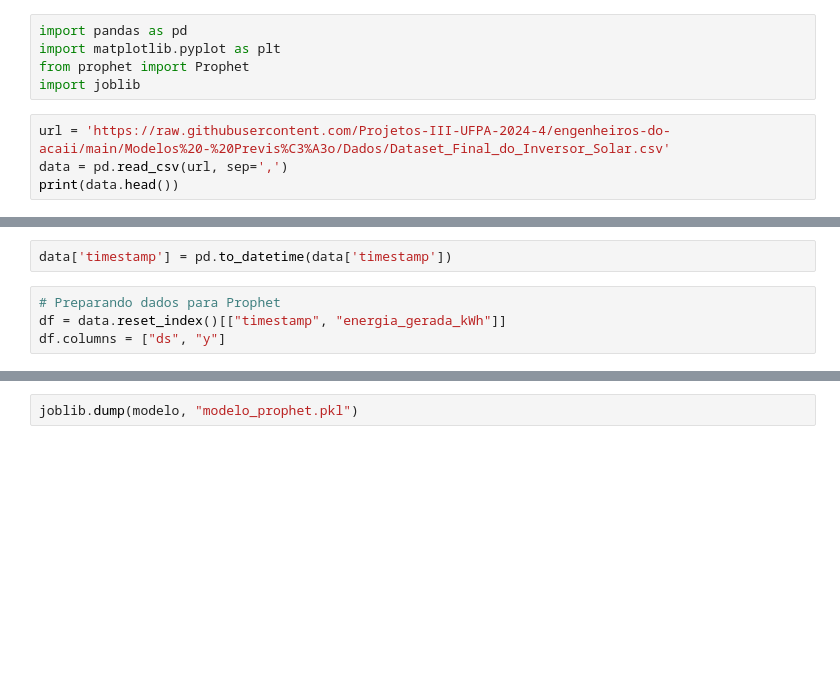
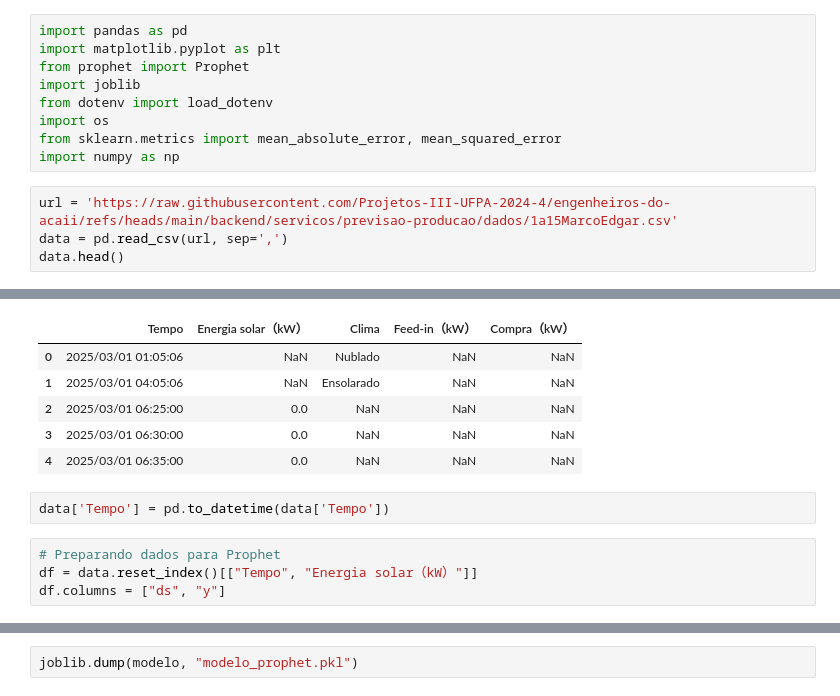
Before and after one commit to Projetos-III-UFPA-2024-4/engenheiros-do-acaii, a Jupyter notebook: backend/servicos/previsao-producao/modelo_prophet.ipynb, the cells around one changed output, grey strips where cells are left out. Drawn from its saved outputs; the diff is of its cells as text; blank space fills up the shorter version.

```diff
--- a/backend/servicos/previsao-producao/modelo_prophet.ipynb
+++ b/backend/servicos/previsao-producao/modelo_prophet.ipynb
@@ -3,8 +3,12 @@ import pandas as pd
 import matplotlib.pyplot as plt
 from prophet import Prophet
 import joblib
+from dotenv import load_dotenv
+import os
+from sklearn.metrics import mean_absolute_error, mean_squared_error
+import numpy as np
 # %%
-url = 'https://raw.githubusercontent.com/Projetos-III-UFPA-2024-4/engenheiros-do-acaii/main/Modelos%20-%20Previs%C3%A3o/Dados/Dataset_Final_do_Inversor_Solar.csv'
+url = 'https://raw.githubusercontent.com/Projetos-III-UFPA-2024-4/engenheiros-do-acaii/refs/heads/main/backend/servicos/previsao-producao/dados/1a15MarcoEdgar.csv'
 data = pd.read_csv(url, sep=',')
-print(data.head())
+data.head()
 # %% [output]
@@ -17,8 +15,14 @@ print(data.head())
+|  | Tempo | Energia solar（kW） | Clima | Feed-in（kW） | Compra（kW） |
+| 0 | 2025/03/01 01:05:06 | NaN | Nublado | NaN | NaN |
+| 1 | 2025/03/01 04:05:06 | NaN | Ensolarado | NaN | NaN |
+| 2 | 2025/03/01 06:25:00 | 0.0 | NaN | NaN | NaN |
+| 3 | 2025/03/01 06:30:00 | 0.0 | NaN | NaN | NaN |
+| 4 | 2025/03/01 06:35:00 | 0.0 | NaN | NaN | NaN |
 # %%
-data['timestamp'] = pd.to_datetime(data['timestamp'])
+data['Tempo'] = pd.to_datetime(data['Tempo'])
 # %%
 # Preparando dados para Prophet
-df = data.reset_index()[["timestamp", "energia_gerada_kWh"]]
+df = data.reset_index()[["Tempo", "Energia solar（kW）"]]
 df.columns = ["ds", "y"]
 # %%
 df.tail()
```
Also changed, not shown: parts of 21 cells of this notebook, 1 other file.
